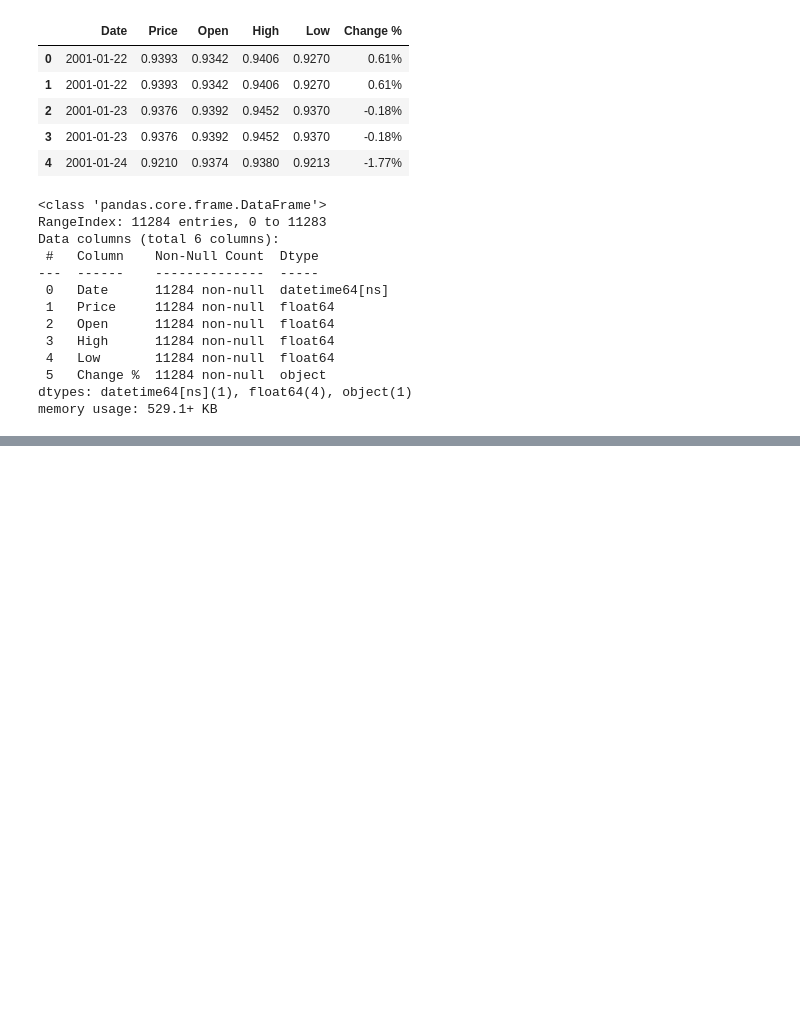
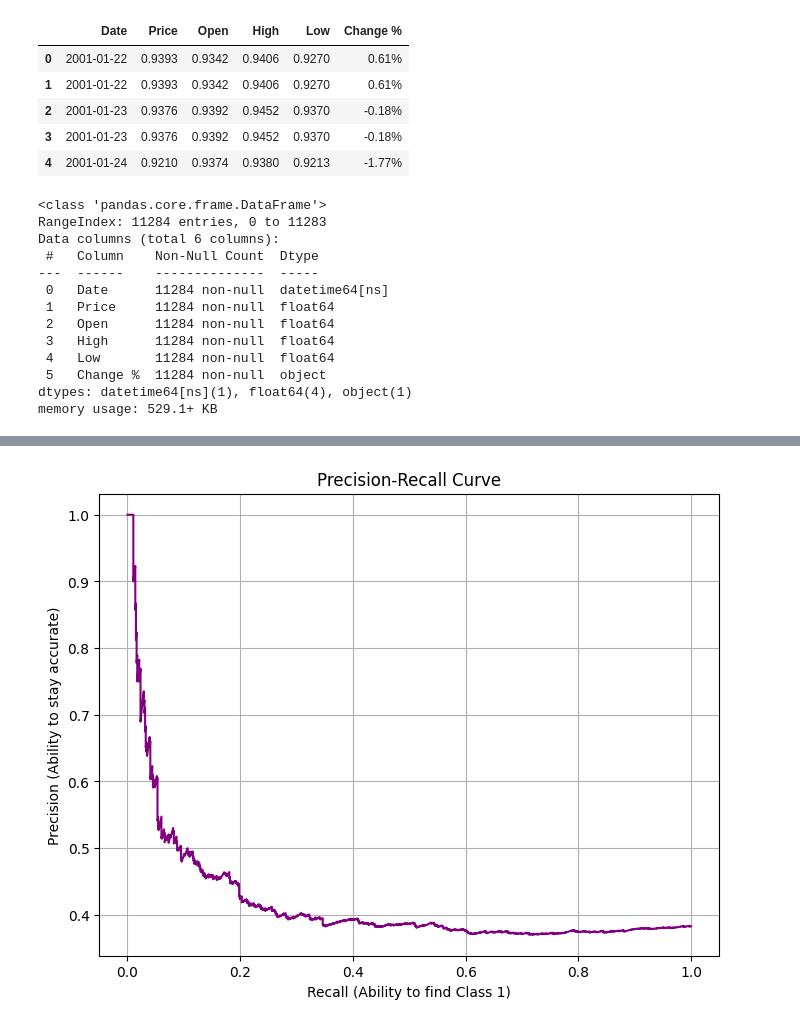
Before and after one commit to NITHISHKUMAR0283/forex_trend_prediction_ml, a Jupyter notebook: forex_prediction.ipynb, the cells around one changed output, grey strips where cells are left out. Saved outputs shown, nothing was run; the diff lists cells and outputs as text; code cells hidden in the pictures; blank space fills up the shorter version.

```diff
--- a/forex_prediction.ipynb
+++ b/forex_prediction.ipynb
@@ -38,0 +152,15 @@ memory usage: 529.1+ KB
+# %%
+from sklearn.metrics import precision_recall_curve
+import matplotlib.pyplot as plt
+
+precision, recall, thresholds = precision_recall_curve(y_test, y_proba)
+
+plt.figure(figsize=(8, 6))
+plt.plot(recall, precision, color='purple', label='PR Curve')
+plt.xlabel('Recall (Ability to find Class 1)')
+plt.ylabel('Precision (Ability to stay accurate)')
+plt.title('Precision-Recall Curve')
+plt.grid(True)
+plt.show()
+# %% [output]
+[figure, added]
```
Also changed, not shown: parts of 14 cells of this notebook.
